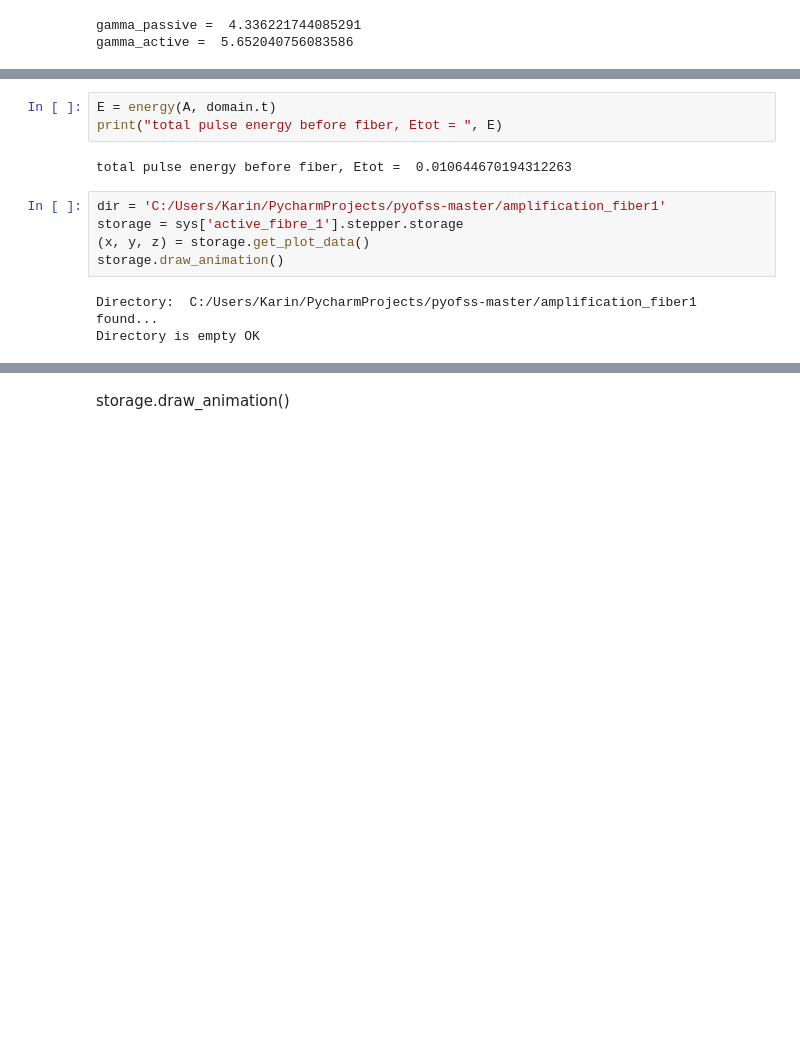
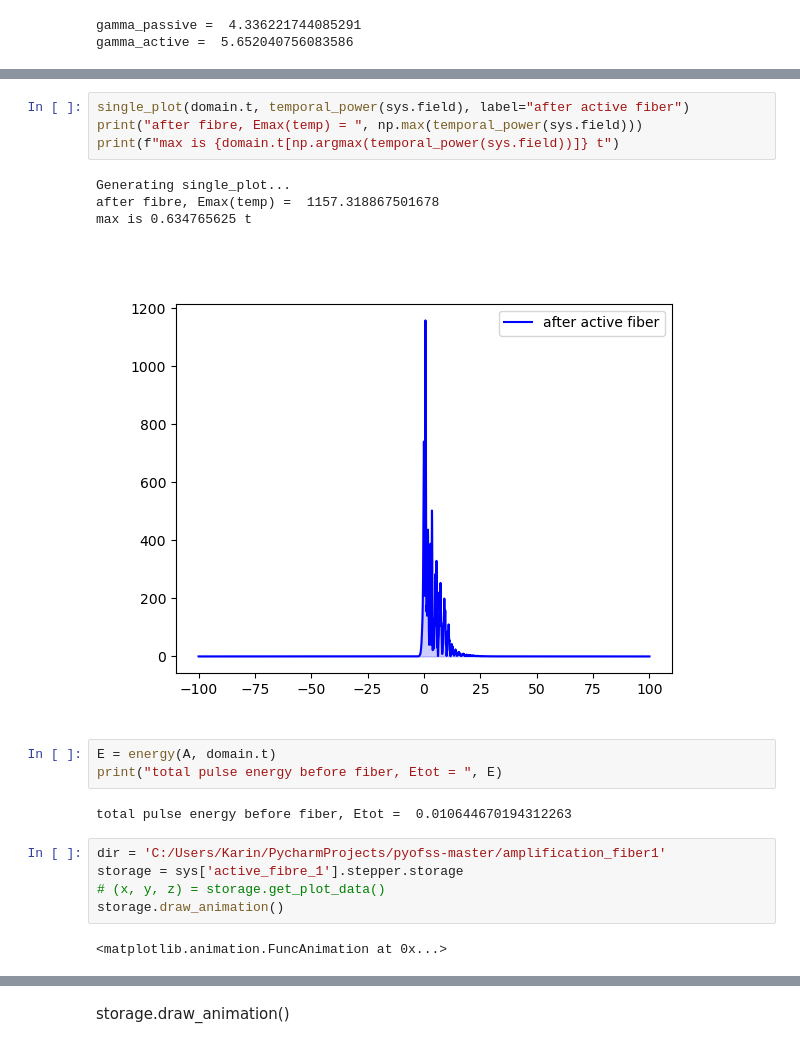
Before and after one commit to KarinaSaraeva/pyofssChanged, a Jupyter notebook: mamyshev_oscillator.ipynb, the cells around one changed output, grey strips where cells are left out. Drawn from its saved outputs; the diff is of its cells as text; blank space fills up the shorter version.

```diff
--- a/mamyshev_oscillator.ipynb
+++ b/mamyshev_oscillator.ipynb
@@ -73,3 +113,12 @@ total pulse energy after fiber, Etot =  2.9882362741928596
+# %%
+single_plot(domain.t, temporal_power(sys.field), label="after active fiber")
+print("after fibre, Emax(temp) = ", np.max(temporal_power(sys.field)))
+print(f"max is {domain.t[np.argmax(temporal_power(sys.field))]} t")
+# %% [output]
+Generating single_plot...
+after fibre, Emax(temp) =  1157.318867501678
+max is 0.634765625 t
+[figure, added]
 # %%
 E = energy(A, domain.t)
 print("total pulse energy before fiber, Etot = ", E)
@@ -78,10 +127,9 @@ total pulse energy before fiber, Etot =  0.010644670194312263
 # %%
 dir = 'C:/Users/Karin/PycharmProjects/pyofss-master/amplification_fiber1'
 storage = sys['active_fibre_1'].stepper.storage
-(x, y, z) = storage.get_plot_data()
+# (x, y, z) = storage.get_plot_data()
 storage.draw_animation()
 # %% [output]
-Directory:  C:/Users/Karin/PycharmProjects/pyofss-master/amplification_fiber1  found...
-Directory is empty OK
+<matplotlib.animation.FuncAnimation at 0x...>
 # %%
 storage.save_all_storage_to_dir(dir = dir)
```
Also changed, not shown: parts of 12 cells of this notebook, 4 other files.
